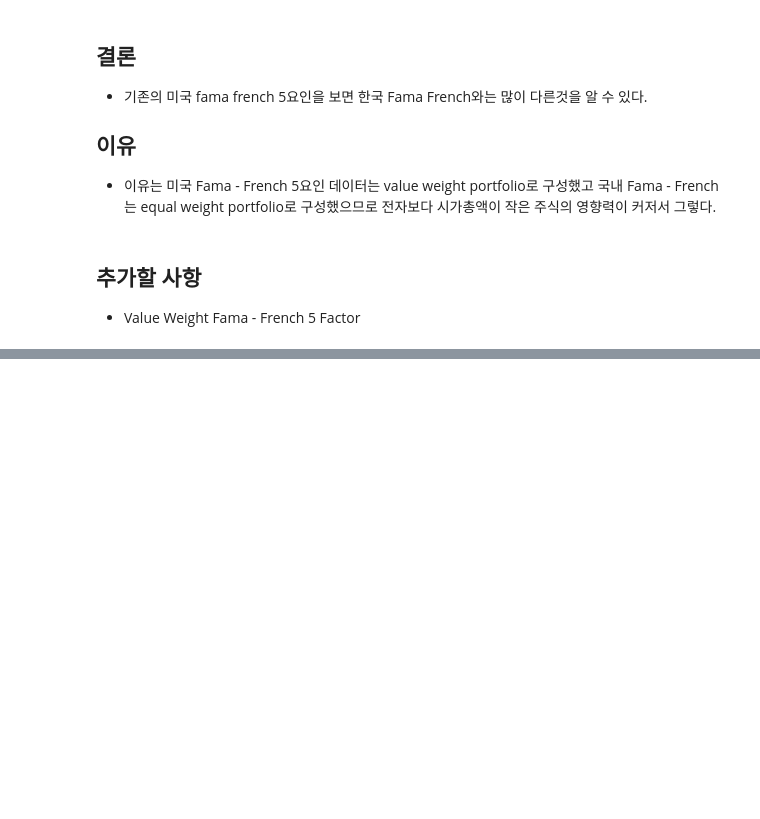
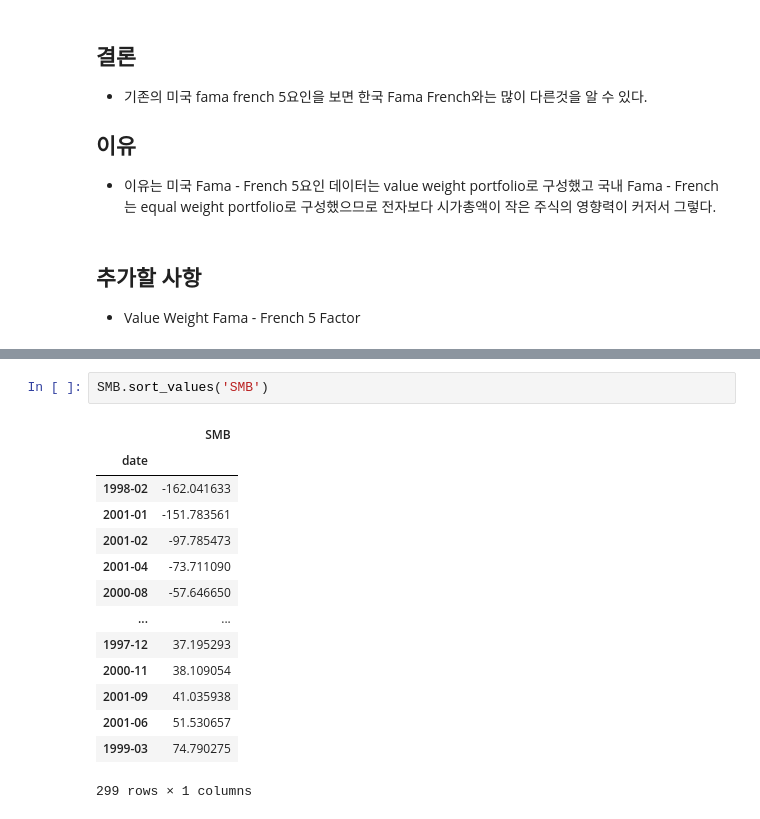
Before and after one commit to Hertz-and-Alpha/machine-learning-for-trading-korea-stock, a Jupyter notebook: data/create_fama_french_kospi.ipynb, the cells around one changed output, grey strips where cells are left out. Saved outputs shown, nothing was run; the diff lists cells and outputs as text; blank space fills up the shorter version.

```diff
--- a/data/create_fama_french_kospi.ipynb
+++ b/data/create_fama_french_kospi.ipynb
@@ -1000,0 +1082,17 @@ ff_factor_data
+# %%
+SMB.sort_values('SMB')
+# %% [output]
+|  | SMB |
+| date |  |
+| 1998-02 | -162.041633 |
+| 2001-01 | -151.783561 |
+| 2001-02 | -97.785473 |
+| 2001-04 | -73.711090 |
+| 2000-08 | -57.646650 |
+| ... | ... |
+| 1997-12 | 37.195293 |
+| 2000-11 | 38.109054 |
+| 2001-09 | 41.035938 |
+| 2001-06 | 51.530657 |
+| 1999-03 | 74.790275 |
+299 rows × 1 columns
```
Also changed, not shown: parts of 10 cells of this notebook.
